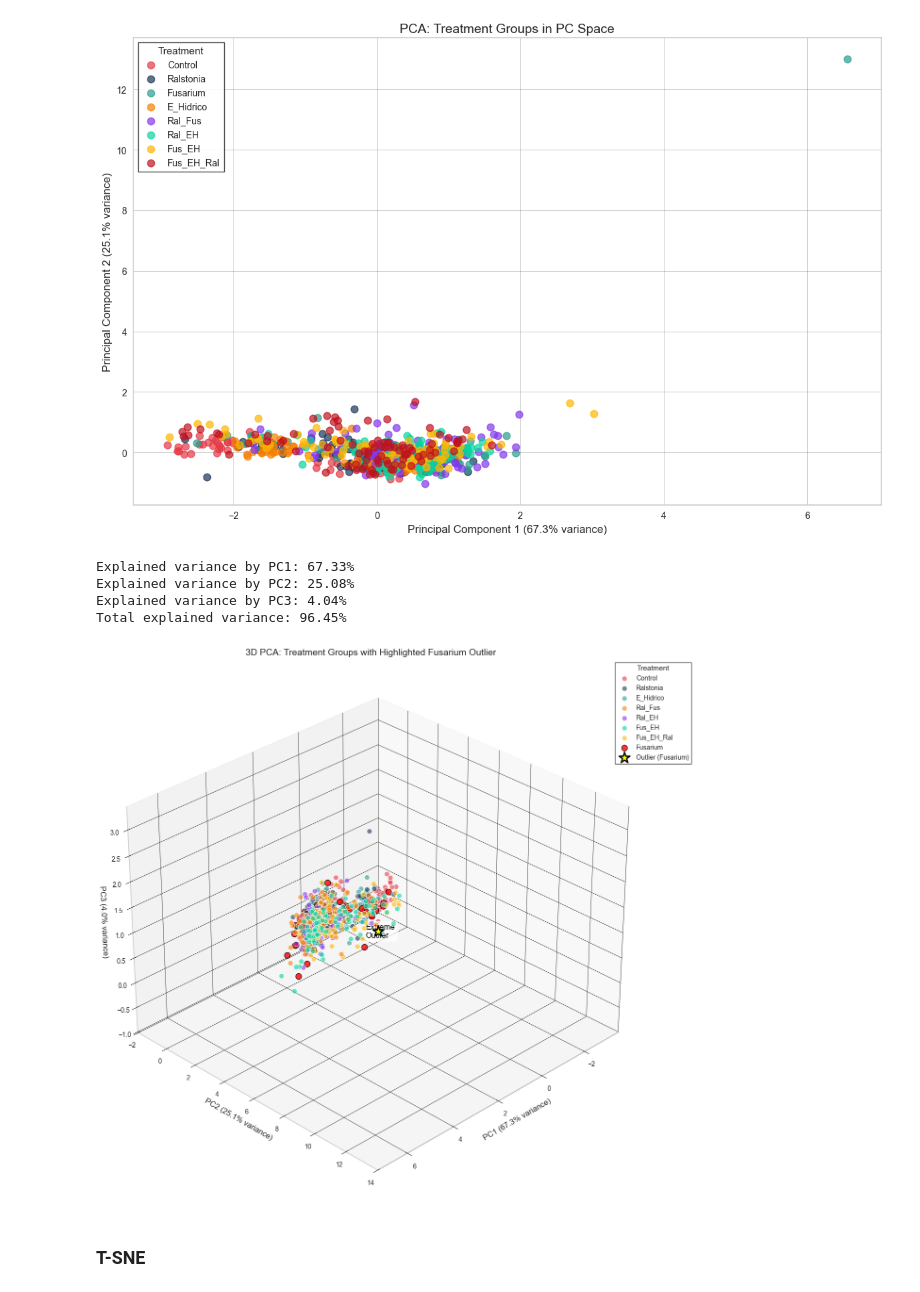
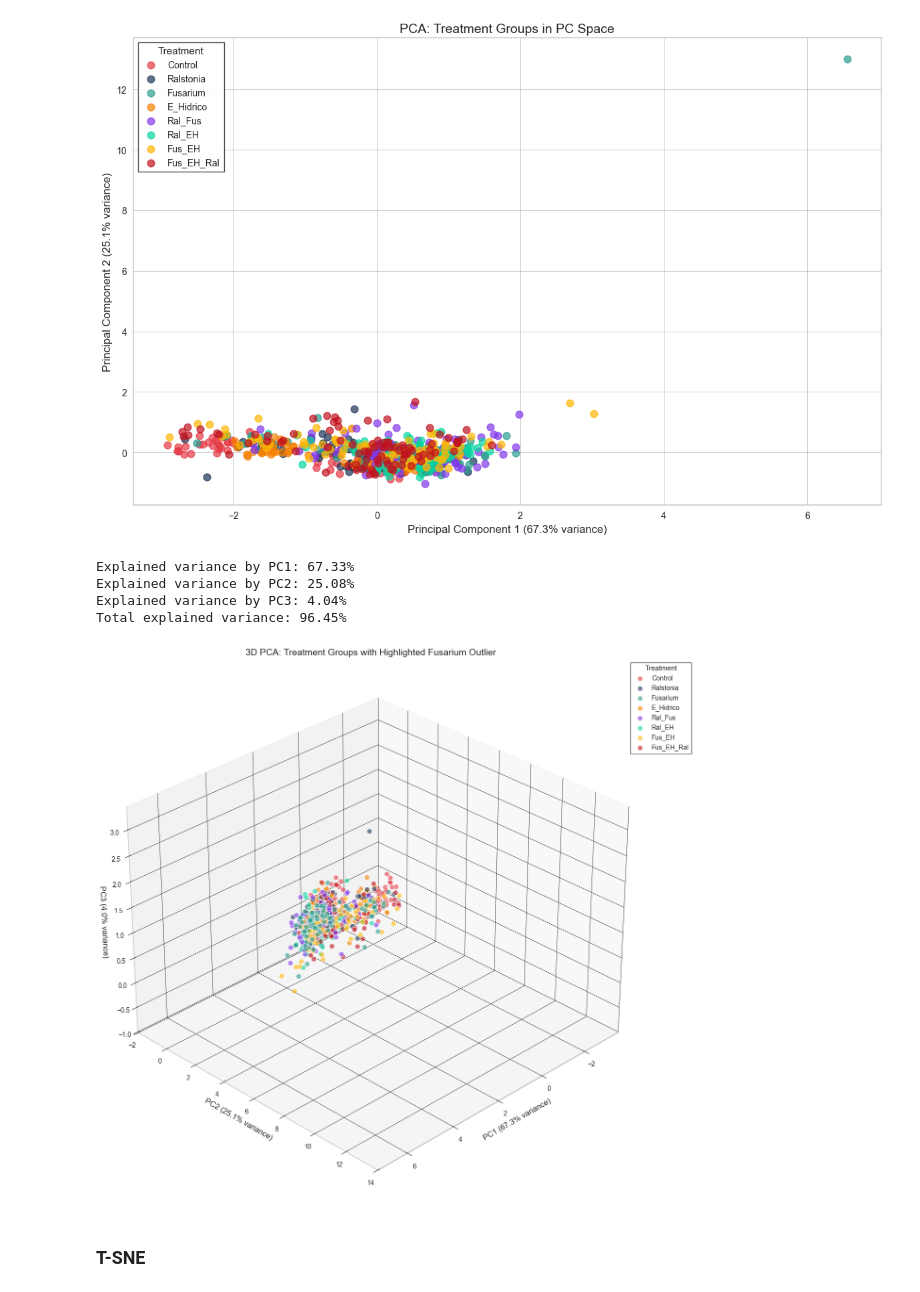
Before and after one commit to RicardoLoperaV/Computacion-Grafica-y-Visualizacion-Cientifica, a Jupyter notebook: 3. Datos, Color y Transformaciones/Case_Study_Fus_EH.ipynb, the cells around one changed output. Cells and saved outputs as stored; diff of their text form; code cells hidden in the pictures.

```diff
--- a/3. Datos, Color y Transformaciones/Case_Study_Fus_EH.ipynb
+++ b/3. Datos, Color y Transformaciones/Case_Study_Fus_EH.ipynb
@@ -323,60 +339,38 @@ ax = fig.add_subplot(111, projection='3d')
 
 # Get unique treatments for color mapping
 treatments = pca_df['Tratamiento'].unique()
 
 # First plot all non-Fusarium treatments
 for treatment in treatments:
-    if 'Fusarium' not in treatment:
-        subset = pca_df[pca_df['Tratamiento'] == treatment]
-        ax.scatter(subset['PC1'], subset['PC2'], subset['PC3'],
-                  label=treatment, alpha=0.6, s=60, edgecolor='w')
+    subset = pca_df[pca_df['Tratamiento'] == treatment]
+    ax.scatter(subset['PC1'], subset['PC2'], subset['PC3'],
+                label=treatment, alpha=0.6, s=60, edgecolor='w')
 
-    if 'Fusarium' in treatment:
-        subset = pca_df[pca_df['Tratamiento'] == treatment]
-
-        # Find the outlier point (assuming it's the one with largest PC1 value)
-        outlier_idx = subset['PC1'].idxmax()
-        non_outliers = subset.drop(outlier_idx)
-        outlier = subset.loc[outlier_idx]
-
-        # Plot regular Fusarium points with distinct color
-        ax.scatter(non_outliers['PC1'], non_outliers['PC2'], non_outliers['PC3'],
-                  label=treatment, color='#FF0000', alpha=0.8, s=80, edgecolor='k')
-
-        # Plot outlier with special marker and size
-        ax.scatter(outlier['PC1'], outlier['PC2'], outlier['PC3'],
-                  marker='*', color='yellow', s=300, edgecolor='black', linewidth=2,
-                  label=f'Outlier ({treatment})')
 
 # Set axis labels with explained variance
 ax.set_xlabel(f'PC1 ({explained_variance[0]:.1%} variance)', fontsize=12)
 ax.set_ylabel(f'PC2 ({explained_variance[1]:.1%} variance)', fontsize=12)
 ax.set_zlabel(f'PC3 ({explained_variance[2]:.1%} variance)', fontsize=12)
 
 # Set title and legend
 ax.set_title('3D PCA: Treatment Groups with Highlighted Fusarium Outlier', fontsize=14)
 ax.legend(title='Treatment', loc='upper right', bbox_to_anchor=(1.1, 1))
 
-# Add an annotation pointing to the outlier
-ax.text(outlier['PC1']+0.5, outlier['PC2'], outlier['PC3'],
-        "Extreme\nOutlier", fontsize=12, color='black',
-        bbox=dict(facecolor='white', alpha=0.7, boxstyle='round'))
-
 # Improve perspective
 ax.view_init(elev=30, azim=45)
-ax.dist = 12
+ax.dist = 5
 
 # Add grid for better depth perception
 ax.grid(True, alpha=0.3)
 
 plt.tight_layout()
 plt.show()
 # %% [output]
 Explained variance by PC1: 67.33%
 Explained variance by PC2: 25.08%
 Explained variance by PC3: 4.04%
 Total explained variance: 96.45%
-[figure, old version]
+[figure, new version]
 # %% [markdown]
 ### T-SNE
 # %%
```
Also changed, not shown: parts of 13 cells of this notebook, 3 other files.
